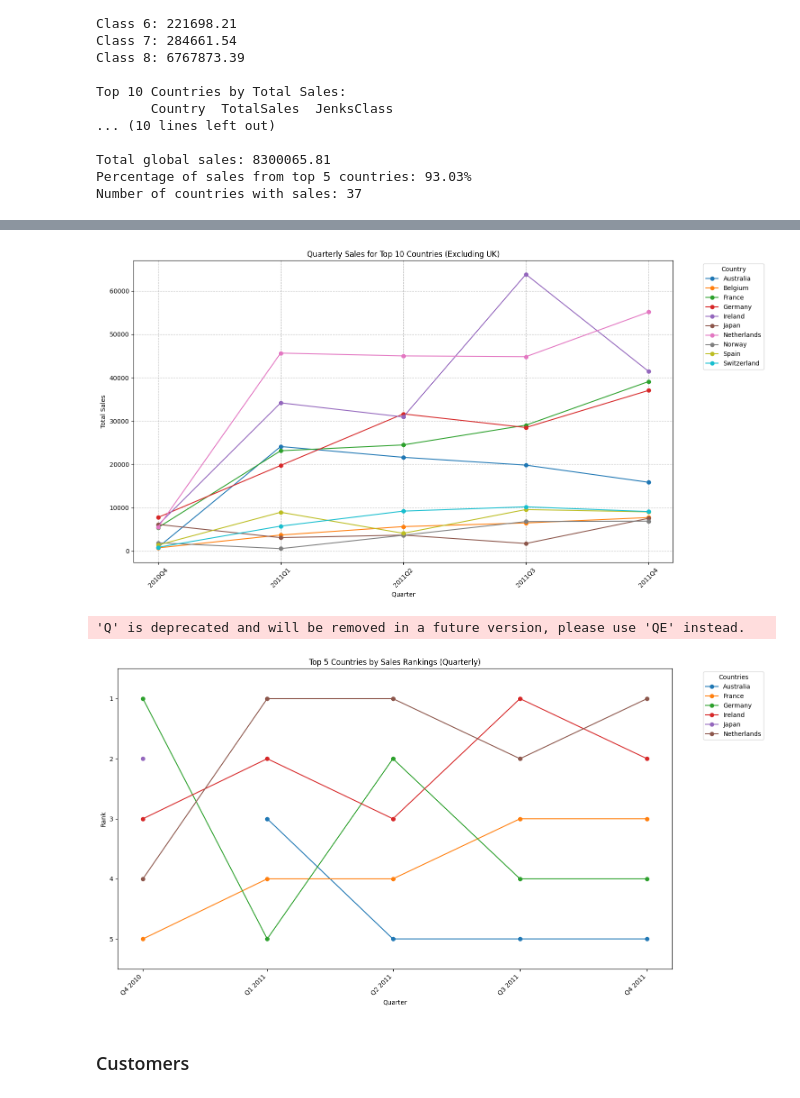
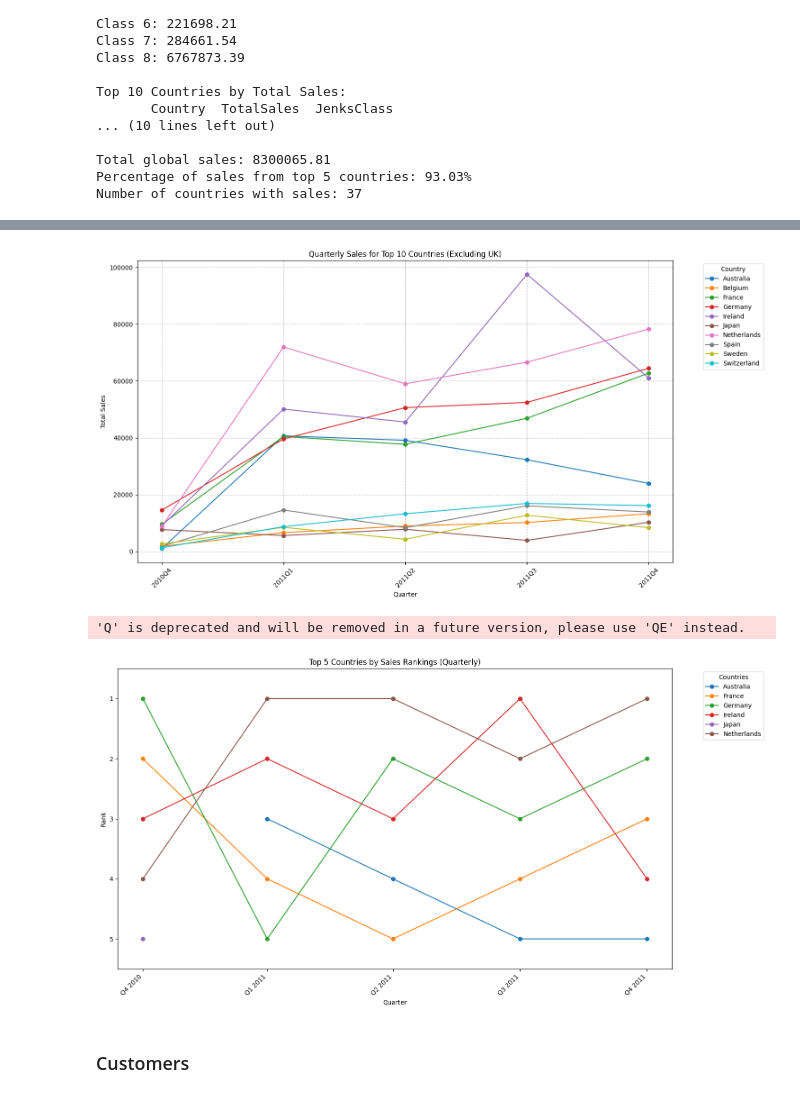
Before and after one commit to jamiebrawn/foil-online-retail-analysis, a Jupyter notebook: analysis.ipynb, the cells around one changed output, grey strips where cells are left out. Drawn from its saved outputs; the diff is of its cells as text; code cells hidden in the pictures.

```diff
--- a/analysis.ipynb
+++ b/analysis.ipynb
@@ -1601,9 +1663,9 @@ def plot_top_10_countries_quarterly_sales(df):
     plt.grid(True, linestyle='--', alpha=0.7)
     plt.show()
 # %%
-plot_top_10_countries_quarterly_sales(product_df)
+plot_top_10_countries_quarterly_sales(df)
 # %% [output]
-[figure, old version]
+[figure, new version]
 # %%
 def plot_top_5_countries_rankings_monthly(df):
 
@@ -1675,10 +1737,10 @@ def plot_top_5_countries_rankings_quarterly(df):
     plt.tight_layout()
     plt.show()
 # %%
-plot_top_5_countries_rankings_quarterly(product_df)
+plot_top_5_countries_rankings_quarterly(df)
 # %% [output]
 'Q' is deprecated and will be removed in a future version, please use 'QE' instead.
-[figure, old version]
+[figure, new version]
 # %% [markdown]
 ### Customers
 # %% [markdown]
```
Also changed, not shown: parts of 26 cells of this notebook.
